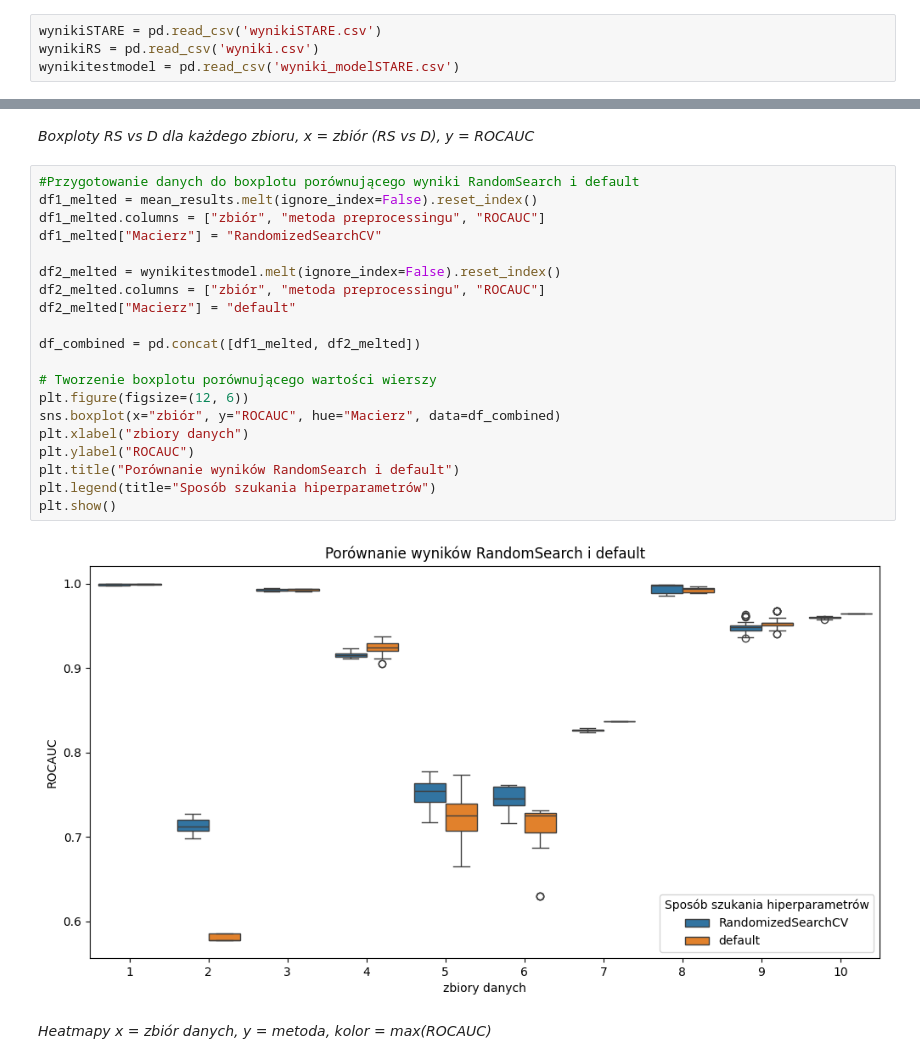
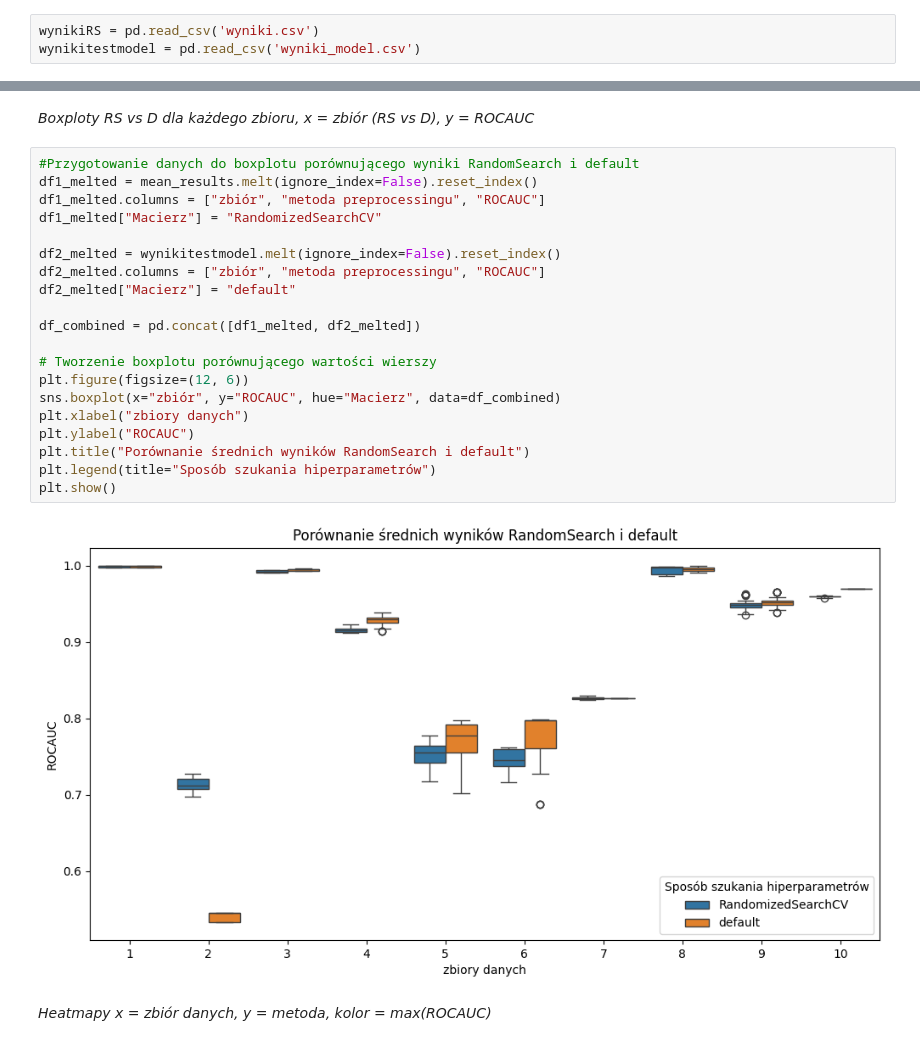
Before and after one commit to IgorLechoszest/-LIC-Igor-Lechoszest, a Jupyter notebook: LIC-kody.ipynb, the cells around one changed output, grey strips where cells are left out. Saved outputs shown, nothing was run; the diff lists cells and outputs as text.

```diff
--- a/LIC-kody.ipynb
+++ b/LIC-kody.ipynb
@@ -253,9 +229,8 @@ wynikitestmodel.to_csv("wyniki_model.csv", index = False)
 # %% [markdown]
 **Wizualizacja**
 # %%
-wynikiSTARE = pd.read_csv('wynikiSTARE.csv')
 wynikiRS = pd.read_csv('wyniki.csv')
-wynikitestmodel = pd.read_csv('wyniki_modelSTARE.csv')
+wynikitestmodel = pd.read_csv('wyniki_model.csv')
 # %%
 #poprawa nazw kolumn i wierszy
 wynikitestmodel.columns = range(1,36)
@@ -388,25 +363,25 @@ plt.show()
 # %%
 #Przygotowanie danych do boxplotu porównującego wyniki RandomSearch i default
 df1_melted = mean_results.melt(ignore_index=False).reset_index()
 df1_melted.columns = ["zbiór", "metoda preprocessingu", "ROCAUC"]
 df1_melted["Macierz"] = "RandomizedSearchCV"
 
 df2_melted = wynikitestmodel.melt(ignore_index=False).reset_index()
 df2_melted.columns = ["zbiór", "metoda preprocessingu", "ROCAUC"]
 df2_melted["Macierz"] = "default"
 
 df_combined = pd.concat([df1_melted, df2_melted])
 
 # Tworzenie boxplotu porównującego wartości wierszy
 plt.figure(figsize=(12, 6))
 sns.boxplot(x="zbiór", y="ROCAUC", hue="Macierz", data=df_combined)
 plt.xlabel("zbiory danych")
 plt.ylabel("ROCAUC")
-plt.title("Porównanie wyników RandomSearch i default")
+plt.title("Porównanie średnich wyników RandomSearch i default")
 plt.legend(title="Sposób szukania hiperparametrów")
 plt.show()
 # %% [output]
-[figure, old version]
+[figure, new version]
 # %% [markdown]
 *Heatmapy x = zbiór danych, y = metoda, kolor = max(ROCAUC)*
 # %%
```
Also changed, not shown: parts of 7 cells of this notebook, 8 other files.
